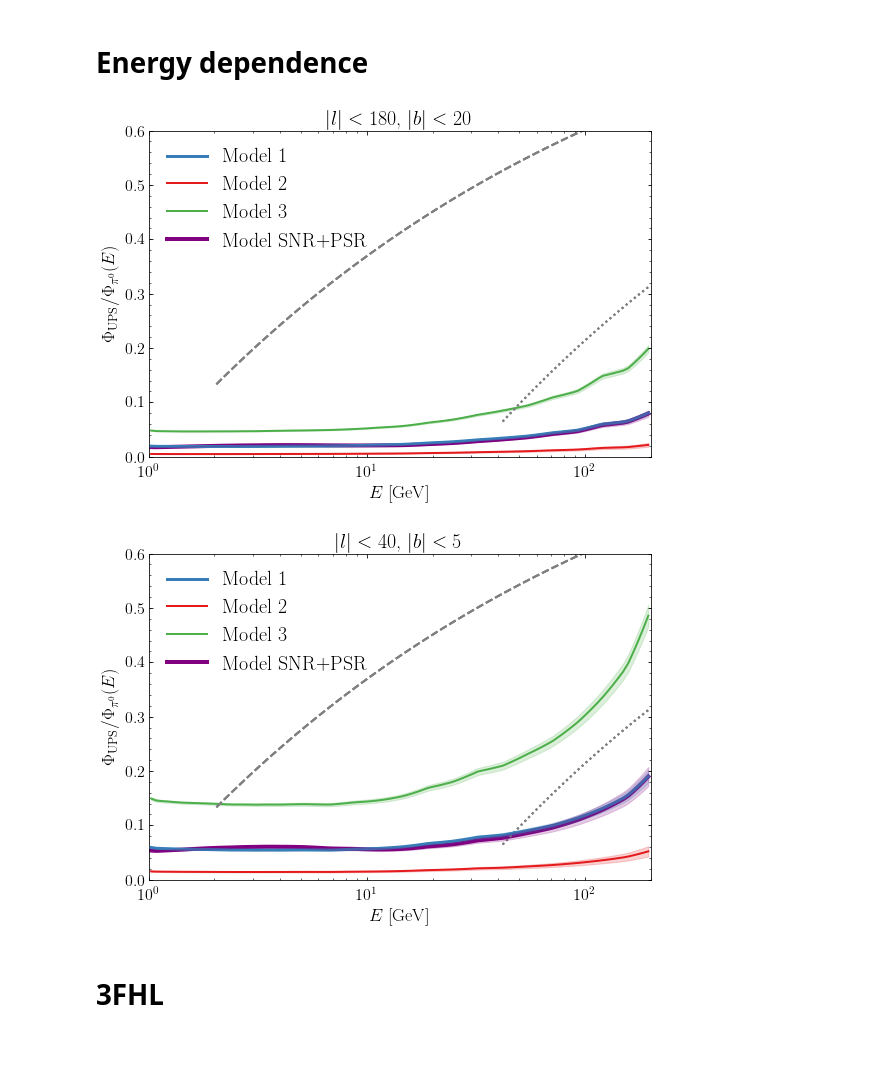
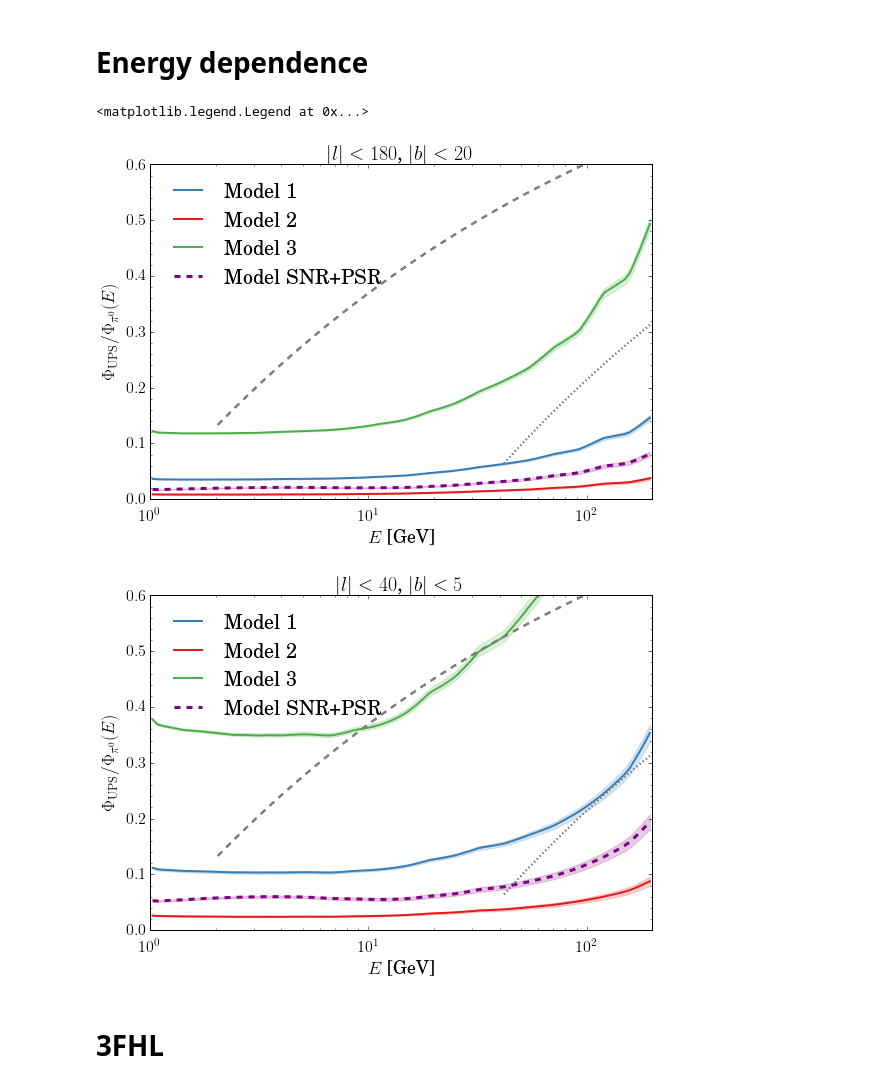
Before and after one commit to martp91/y-rays-UPS, a Jupyter notebook: sim_UPS.ipynb, the cells around one changed output. Saved outputs shown, nothing was run; the diff lists cells and outputs as text; code cells hidden in the pictures; blank space fills up the shorter version.

```diff
--- a/sim_UPS.ipynb
+++ b/sim_UPS.ipynb
@@ -140,7 +140,8 @@ R_rings = np.array([(0,1.7),(1.7,4.5),(4.5,5.5),(5.5,6.5),(6.5,7.),(7.,8.),(8.0,
 def fraction(N,a,Lmin,Lmax,thres,Eb,spec,spec_diff_lb,bins,spatialmodel='LorimerC'):
     Emean = (Eb[1:]+Eb[0:-1])/2.
     dE = (Eb[1:]-Eb[0:-1])
-    spec_sim,flux_sim,lb_sim,R_sim = simulation.source_sim(N,a,Lmin,Lmax,spec,Emean,dE,thres,spatialmodel=spatialmodel)
+    spec_sim,flux_sim,lb_sim,R_sim = simulation.source_sim(N,a,Lmin,Lmax,spec,Emean,dE,
+                                                           thres,spatialmodel=spatialmodel,SpiralModel=False)
     l_sim = lb_sim[0,:]
     b_sim = lb_sim[1,:]
     fluxmask = flux_sim < thres
@@ -418,7 +419,7 @@ First: options as from 3FGL paper
 Second: lower limit, flatter lum function
 3rd: Upper limit, steeper lum function
 # %%
-op1,mp_1,spec1,spec1_R = ave_sim(10,[29000,1.8,2e34,2e39,1e-9,E3fgl,spec_3fgl,spec_diff_lb_3fgl,bins_3fgl])
-op2,mp_2,spec2,spec2_R = ave_sim(10,[3000,1.5,4e34,2e39,1e-9,E3fgl,spec_3fgl,spec_diff_lb_3fgl,bins_3fgl])
-op3,mp_3,spec3,spec3_R = ave_sim(10,[210000,2.1,1e34,2e39,1e-9,E3fgl,spec_3fgl,spec_diff_lb_3fgl,bins_3fgl])
+op1,mp_1,spec1,spec1_R = ave_sim(100,[29000,1.8,2e34,2e39,1e-9,E3fgl,spec_3fgl,spec_diff_lb_3fgl,bins_3fgl])
+op2,mp_2,spec2,spec2_R = ave_sim(100,[3000,1.5,4e34,2e39,1e-9,E3fgl,spec_3fgl,spec_diff_lb_3fgl,bins_3fgl])
+op3,mp_3,spec3,spec3_R = ave_sim(100,[210000,2.1,1e34,2e39,1e-9,E3fgl,spec_3fgl,spec_diff_lb_3fgl,bins_3fgl])
 # %% [output]
@@ -491,7 +492,7 @@ for op in [op1,op2,op3]:
         zorder = 88
     else:
         lw=2
-        zorder = 1
+        zorder = 2
 
     line, = ax1.plot(Emean,fracmean[0],label=r'Model %s'%mod,lw=lw,zorder=zorder)
     c = line.get_color()
@@ -517,40 +518,41 @@ for op in [op1,op2,op3]:
         ax.set_ylim([0,0.6])
         ax.set_xlim([1,200])
         ax.tick_params(direction='in',which='both',top='on',right='on',labelsize=16)
 
         majorLocator = matplotlib.ticker.FixedLocator([0.0,0.1,0.2,0.3,0.4,0.5,0.6])
 
         ax.yaxis.set_major_locator(majorLocator)
         locmin = matplotlib.ticker.MultipleLocator(0.02)
         ax.yaxis.set_minor_locator(locmin)
         ax.tick_params(axis='x',pad=10)
 
 
         ax.set_ylabel(r"$\Phi_{\rm UPS}/\Phi_{\pi^0}(E)$",fontsize=18)
         ax.set_xlabel(r"$E$ [GeV]",fontsize=18)
 
 ps_min = op_psr[1][1][0]+op_snr[1][1][0]
 ps_max = op_psr[1][2][0]+op_snr[1][2][0]
-ax1.plot(Emean,op_psr[1][0][0]+op_snr[1][0][0],label=r'Model SNR+PSR',lw=4,zorder=zorder,color='purple')
-ax1.fill_between(Emean,ps_min,ps_max,alpha=0.2,color='purple',zorder=99)
+ax1.plot(Emean,op_psr[1][0][0]+op_snr[1][0][0],label=r'Model SNR+PSR',lw=3,zorder=99,color='purple',ls='--')
+ax1.fill_between(Emean,ps_min,ps_max,alpha=0.2,color='purple',zorder=1)
 
 ps_min = op_psr[1][1][1]+op_snr[1][1][1]
 ps_max = op_psr[1][2][1]+op_snr[1][2][1]
 
-ax2.plot(Emean,op_psr[1][0][1]+op_snr[1][0][1],label=r'Model SNR+PSR',lw=4,zorder=zorder,color='purple')
+ax2.plot(Emean,op_psr[1][0][1]+op_snr[1][0][1],label=r'Model SNR+PSR',lw=3,zorder=99,color='purple',ls='--')
 ax2.fill_between(Emean,ps_min,ps_max,alpha=0.2,color='purple',zorder=99)
 
 ax1.legend(frameon=False,fontsize=20,loc=2,ncol=1)
 ax2.legend(frameon=False,fontsize=20,loc=2,ncol=1)
 
 #         ax.yaxis.set_minor_locator(locmin)
 #         ax.yaxis.set_minor_formatter(matplotlib.ticker.NullFormatter())
 
-f.savefig('UPS_E_plot_all_SNR_PSR_green.pdf',bbox_inches='tight')
-f2.savefig('UPS_E_plot_inner_SNR_PSR_green.pdf',bbox_inches='tight')
+# f.savefig('UPS_E_plot_all_SNR_PSR_green.pdf',bbox_inches='tight')
+# f2.savefig('UPS_E_plot_inner_SNR_PSR_green.pdf',bbox_inches='tight')
 # %% [output]
+<matplotlib.legend.Legend at 0x...>
-[figure, old version]
+[figure, new version]
-[figure, old version]
+[figure, new version]
 # %% [markdown]
 # 3FHL
 # %%
```
Also changed, not shown: parts of 18 cells of this notebook, 2 other files.
